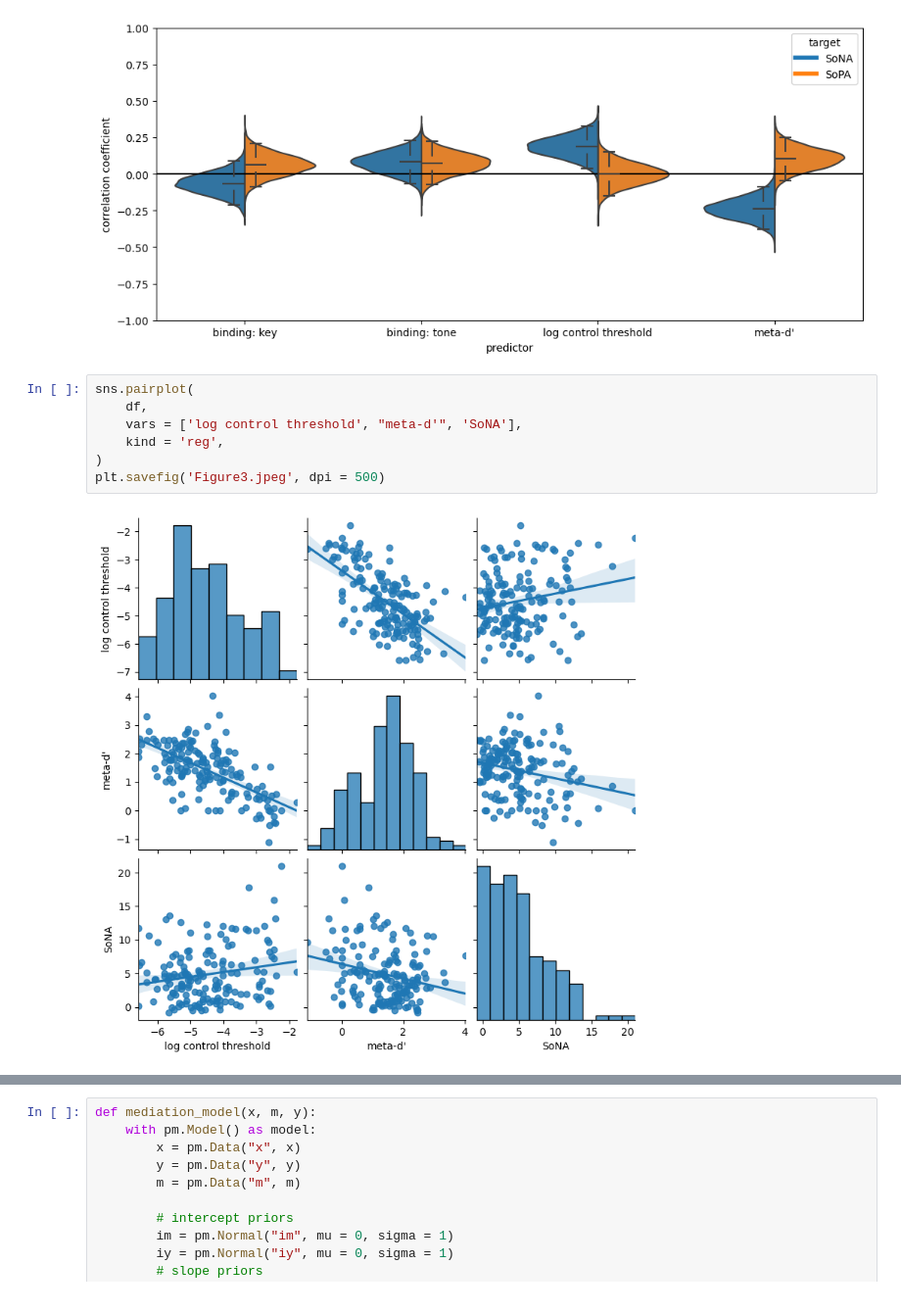
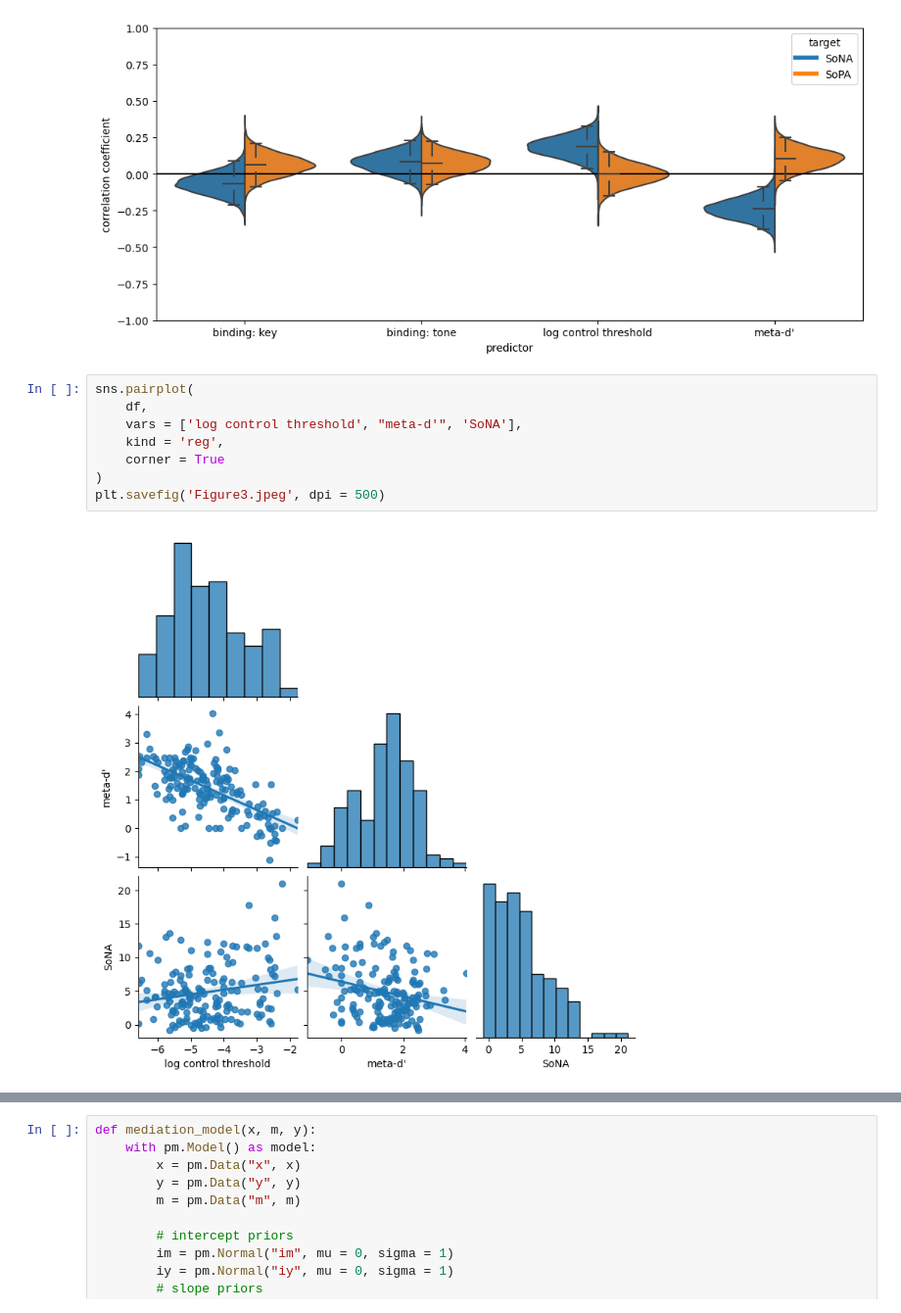
Before and after one commit to apex-lab/agency-battery-analysis, a Jupyter notebook: analysis.ipynb, the cells around one changed output, grey strips where cells are left out. Shown: that part at 98% size. Cells and saved outputs as stored; diff of their text form.

```diff
--- a/analysis.ipynb
+++ b/analysis.ipynb
@@ -259,12 +264,13 @@ plt.show()
 # %%
 sns.pairplot(
     df,
     vars = ['log control threshold', "meta-d'", 'SoNA'],
     kind = 'reg',
+    corner = True
 )
 plt.savefig('Figure3.jpeg', dpi = 500)
 # %% [output]
-[figure, old version]
+[figure, new version]
 # %%
 post, stats = sample_correlation_posterior(
     df, 'log control threshold', 'metad'
```
Also changed, not shown: parts of 8 cells of this notebook, 2 other files.
